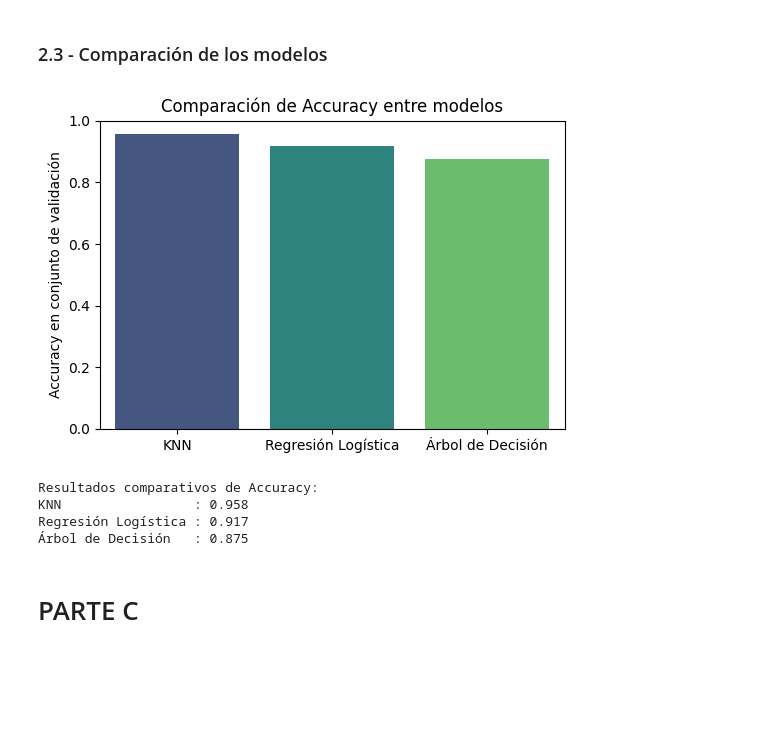
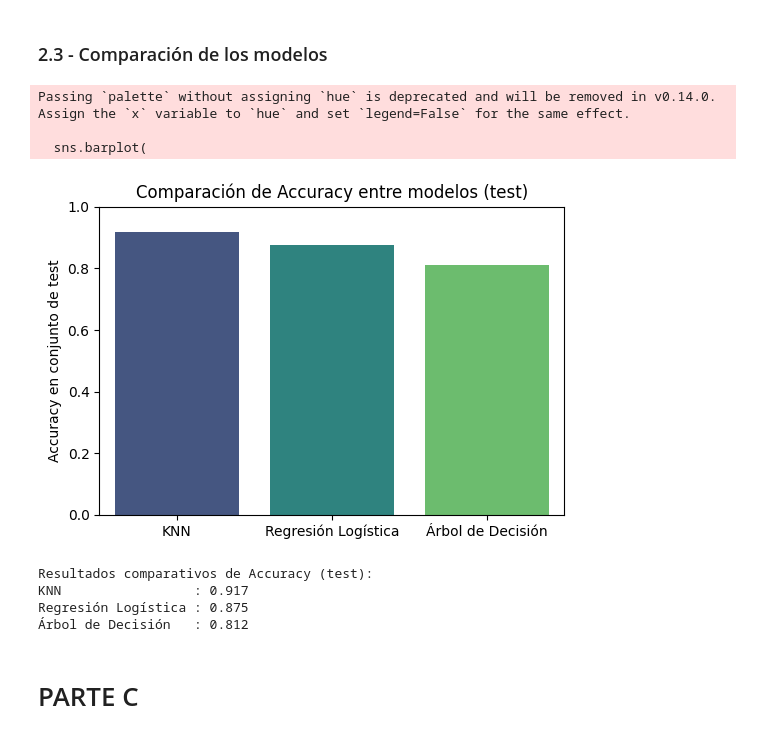
Before and after one commit to AnaMenoni/Practico-2-Analisis-de-Datos, a Jupyter notebook: practico 5/parte 1/estrellas.ipynb, the cells around one changed output. Cells and saved outputs as stored; diff of their text form; code cells hidden in the pictures; blank space fills up the shorter version.

```diff
--- a/practico 5/parte 1/estrellas.ipynb
+++ b/practico 5/parte 1/estrellas.ipynb
@@ -128,9 +125,12 @@ Clases con menos de 2 observaciones: [3]
 # %% [markdown]
 ### 1.3 - División en conjuntos de entrenamiento, validación y test
 # %%
-X_temp, X_test, y_temp, y_test = train_test_split( X, y, test_size=0.10, random_state=42, stratify=y)
-
-X_train, X_val, y_train, y_val = train_test_split(X_temp, y_temp, test_size=0.111, random_state=42, stratify=y_temp)
+X_train, X_test, y_train, y_test = train_test_split(
+    X, y,
+    test_size=0.20,      # 20% para test
+    random_state=42,
+    stratify=y
+)
 # %% [markdown]
 ### 1.4 - Normalización de datos
 # %%
@@ -177,9 +174,7 @@ Datos preprocesados, divididos y normalizados con éxito.
 ### 2.1 - Definición de los modelos
 # %%
 knn = KNeighborsClassifier(n_neighbors=5)
-
 logreg = LogisticRegression(max_iter=1000, solver='lbfgs', random_state=42)
-
 tree = DecisionTreeClassifier(random_state=42, max_depth=None, criterion='gini')
 
 modelos = {
@@ -187,6 +182,8 @@ modelos = {
     'Regresión Logística': logreg,
     'Árbol de Decisión': tree
 }
+
+resultados_test = {}
 # %% [markdown]
 ### 2.2 - Entrenamiento, predicción y evaluación
 # %%
@@ -275,27 +330,27 @@ weighted avg       0.91      0.88      0.87        24
 # %%
 plt.figure(figsize=(6, 4))
 sns.barplot(
-    x=list(resultados.keys()),
-    y=list(resultados.values()),
-    hue=list(resultados.keys()),
-    palette='viridis',
-    legend=False
+    x=list(resultados_test.keys()),
+    y=list(resultados_test.values()),
+    palette='viridis'
 )
-plt.title("Comparación de Accuracy entre modelos")
-plt.ylabel("Accuracy en conjunto de validación")
+plt.title("Comparación de Accuracy entre modelos (test)")
+plt.ylabel("Accuracy en conjunto de test")
 plt.ylim(0, 1)
 plt.show()
 
-
-print("\nResultados comparativos de Accuracy:")
-for modelo, acc in resultados.items():
+print("\nResultados comparativos de Accuracy (test):")
+for modelo, acc in resultados_test.items():
     print(f"{modelo:20s}: {acc:.3f}")
 # %% [output]
+Passing `palette` without assigning `hue` is deprecated and will be removed in v0.14.0. Assign the `x` variable to `hue` and set `legend=False` for the same effect.
+
+  sns.barplot(
-[figure, old version]
+[figure, new version]
-Resultados comparativos de Accuracy:
-KNN                 : 0.958
-Regresión Logística : 0.917
-Árbol de Decisión   : 0.875
+Resultados comparativos de Accuracy (test):
+KNN                 : 0.917
+Regresión Logística : 0.875
+Árbol de Decisión   : 0.812
 # %% [markdown]
 # PARTE C
 # %% [markdown]
```
Also changed, not shown: parts of 8 cells of this notebook, 1 other file.
